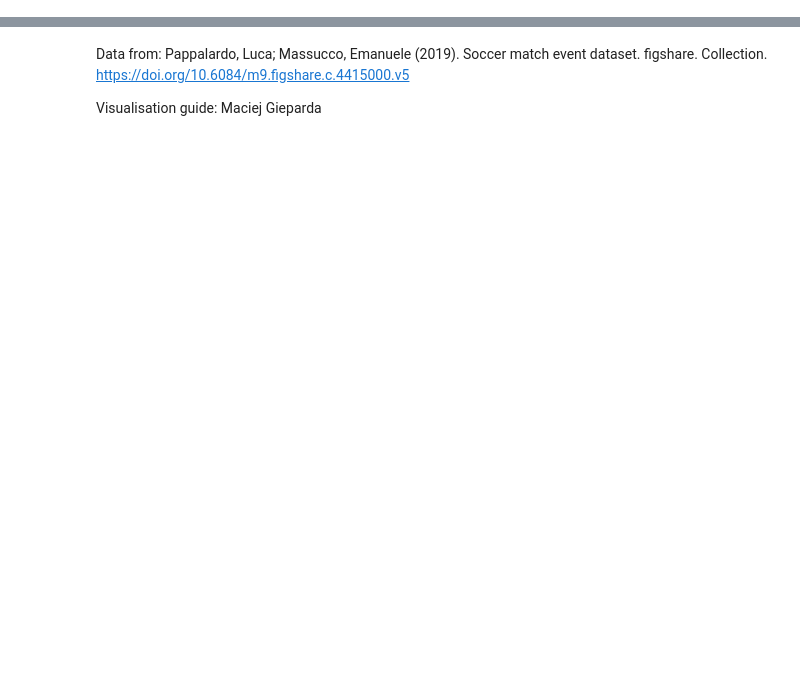
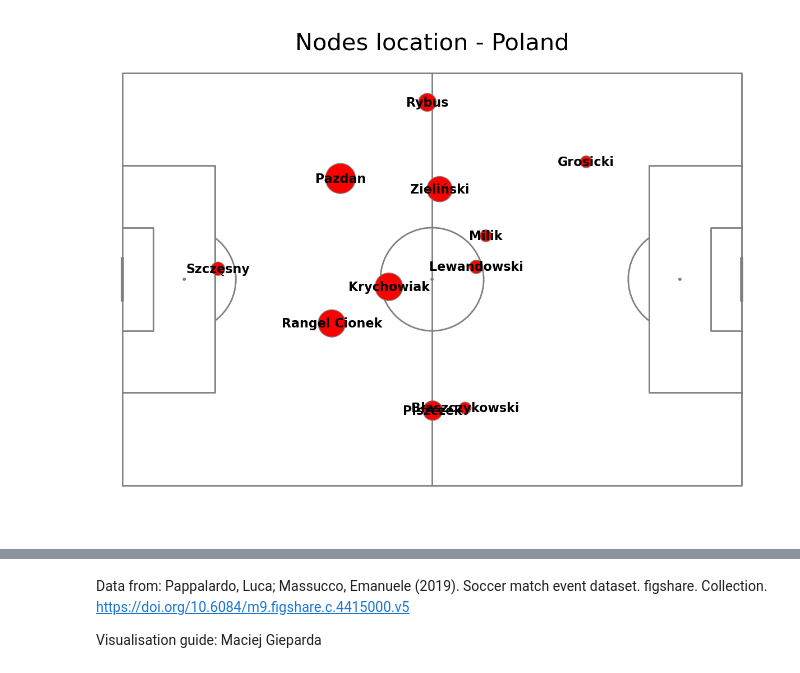
Before and after one commit to PriyadarshiAkshay/football_visualisation, a Jupyter notebook: visualisation.ipynb, the cells around one changed output, grey strips where cells are left out. Saved outputs shown, nothing was run; the diff lists cells and outputs as text; code cells hidden in the pictures; blank space fills up the shorter version.

```diff
--- a/visualisation.ipynb
+++ b/visualisation.ipynb
@@ -38,0 +441,28 @@ polish_players_wc = polish_players_wc[['shortName','wyId','foot','lastName']].re
+# %%
+df_pass = merged_df.copy()
+
+pitchLengthX = 120
+pitchWidthY = 80
+
+
+df_pass['x'] = df_pass['x'] / 100 * pitchLengthX
+df_pass['y'] = df_pass['y'] / 100 * pitchWidthY
+df_pass['end_x'] = df_pass['end_x'] / 100 * pitchLengthX
+df_pass['end_y'] = df_pass['end_y'] / 100 * pitchWidthY
+
+scatter_df = pd.DataFrame()
+for i, name in enumerate(df_pass["lastName"].unique()):
+    passx = df_pass.loc[df_pass["lastName"] == name]["x"].to_numpy()
+    recx = df_pass.loc[df_pass["lastName_next"] == name]["end_x"].to_numpy()
+    passy = df_pass.loc[df_pass["lastName"] == name]["y"].to_numpy()
+    recy = df_pass.loc[df_pass["lastName_next"] == name]["end_y"].to_numpy()
+    scatter_df.at[i, "lastName"] = name
+    # Make sure that x and y location for each circle representing the player is the average of passes and receptions
+    scatter_df.at[i, "x"] = np.mean(np.concatenate([passx, recx]))
+    scatter_df.at[i, "y"] = np.mean(np.concatenate([passy, recy]))
+    # Calculate number of passes
+    scatter_df.at[i, "no"] = df_pass.loc[df_pass["lastName"] == name].count().iloc[0]
+
+# Adjust the size of a circle so that the player who made more passes
+scatter_df['marker_size'] = (scatter_df['no'] / scatter_df['no'].max() * 1500)
+scatter_df.head()
@@ -38,0 +481,18 @@ polish_players_wc = polish_players_wc[['shortName','wyId','foot','lastName']].re
+# %%
+# Drawing pitch
+
+pitchLengthX = 120
+pitchWidthY = 80
+pitch = Pitch(line_color='grey', pitch_length=pitchLengthX, pitch_width=pitchWidthY)
+fig, ax = pitch.grid(grid_height=0.9, title_height=0.06, axis=False,
+                     endnote_height=0.04, title_space=0, endnote_space=0)
+# Scatter the location on the pitch
+pitch.scatter(scatter_df.x, scatter_df.y, s=scatter_df.marker_size, color='red', edgecolors='grey', linewidth=1, alpha=1, ax=ax["pitch"], zorder=3)
+# Annotating player name
+for i, row in scatter_df.iterrows():
+    pitch.annotate(row.lastName, xy=(row.x, row.y), c='black', va='center', ha='center', weight="bold", size=16, ax=ax["pitch"], zorder=4)
+
+fig.suptitle("Nodes location - Poland", fontsize=30)
+plt.show()
+# %% [output]
+[figure, added]
```
Also changed, not shown: parts of 21 cells of this notebook, 17 other files.
